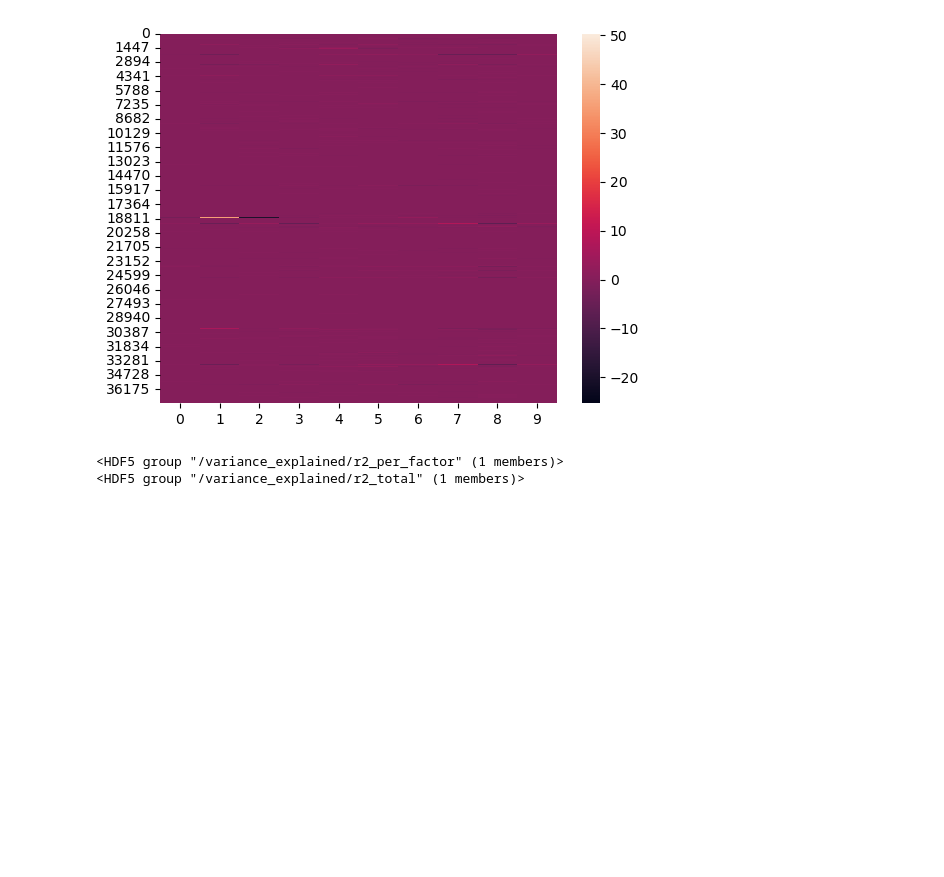
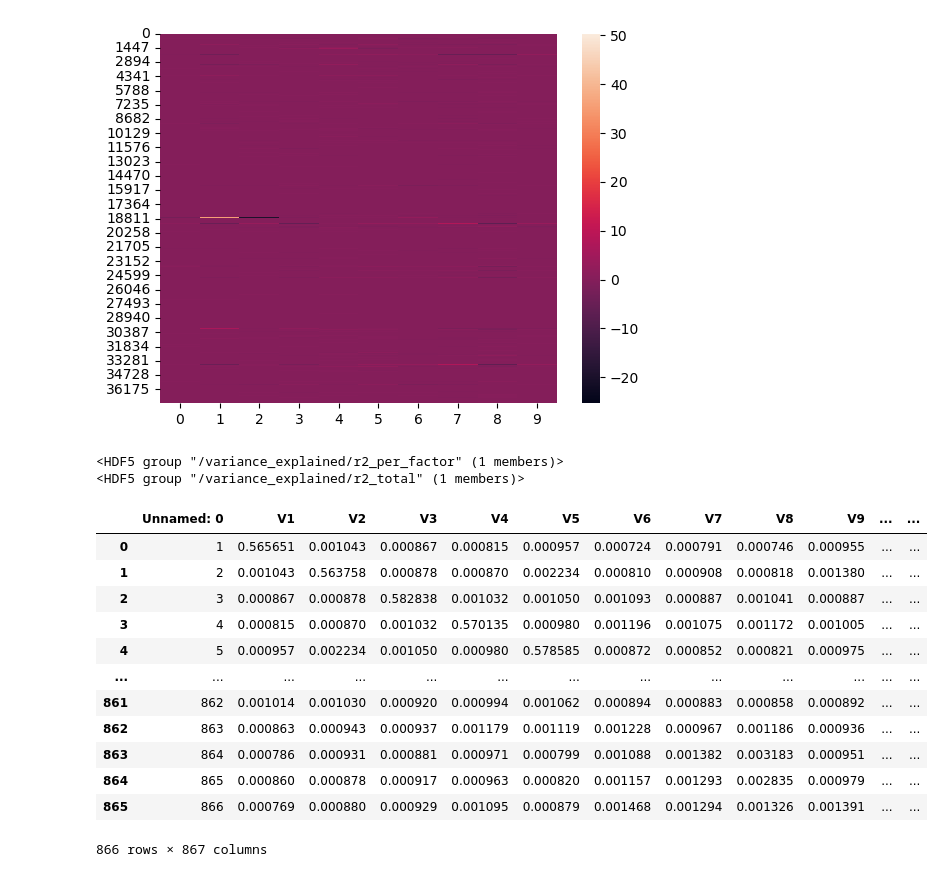
Before and after one commit to mglnbk/MGNet, a Jupyter notebook: data_handler.ipynb, the cells around one changed output. Drawn from its saved outputs; the diff is of its cells as text; code cells hidden in the pictures; blank space fills up the shorter version.

Commit message:
update methylation data

```diff
--- a/data_handler.ipynb
+++ b/data_handler.ipynb
@@ -564,3 +613,19 @@ print(f["variance_explained"]["r2_total"])
 # %% [output]
 <HDF5 group "/variance_explained/r2_per_factor" (1 members)>
 <HDF5 group "/variance_explained/r2_total" (1 members)>
+# %%
+pd.read_csv("data/processed_data/simlilarity_matrix.csv")
+# %% [output]
+|  | Unnamed: 0 | V1 | V2 | V3 | V4 | V5 | V6 | V7 | V8 | V9 | ... | ... |
+| 0 | 1 | 0.565651 | 0.001043 | 0.000867 | 0.000815 | 0.000957 | 0.000724 | 0.000791 | 0.000746 | 0.000955 | ... | ... |
+| 1 | 2 | 0.001043 | 0.563758 | 0.000878 | 0.000870 | 0.002234 | 0.000810 | 0.000908 | 0.000818 | 0.001380 | ... | ... |
+| 2 | 3 | 0.000867 | 0.000878 | 0.582838 | 0.001032 | 0.001050 | 0.001093 | 0.000887 | 0.001041 | 0.000887 | ... | ... |
+| 3 | 4 | 0.000815 | 0.000870 | 0.001032 | 0.570135 | 0.000980 | 0.001196 | 0.001075 | 0.001172 | 0.001005 | ... | ... |
+| 4 | 5 | 0.000957 | 0.002234 | 0.001050 | 0.000980 | 0.578585 | 0.000872 | 0.000852 | 0.000821 | 0.000975 | ... | ... |
+| ... | ... | ... | ... | ... | ... | ... | ... | ... | ... | ... | ... | ... |
+| 861 | 862 | 0.001014 | 0.001030 | 0.000920 | 0.000994 | 0.001062 | 0.000894 | 0.000883 | 0.000858 | 0.000892 | ... | ... |
+| 862 | 863 | 0.000863 | 0.000943 | 0.000937 | 0.001179 | 0.001119 | 0.001228 | 0.000967 | 0.001186 | 0.000936 | ... | ... |
+| 863 | 864 | 0.000786 | 0.000931 | 0.000881 | 0.000971 | 0.000799 | 0.001088 | 0.001382 | 0.003183 | 0.000951 | ... | ... |
+| 864 | 865 | 0.000860 | 0.000878 | 0.000917 | 0.000963 | 0.000820 | 0.001157 | 0.001293 | 0.002835 | 0.000979 | ... | ... |
+| 865 | 866 | 0.000769 | 0.000880 | 0.000929 | 0.001095 | 0.000879 | 0.001468 | 0.001294 | 0.001326 | 0.001391 | ... | ... |
+866 rows × 867 columns
```
Also changed, not shown: parts of 13 cells of this notebook, 5 other files.
